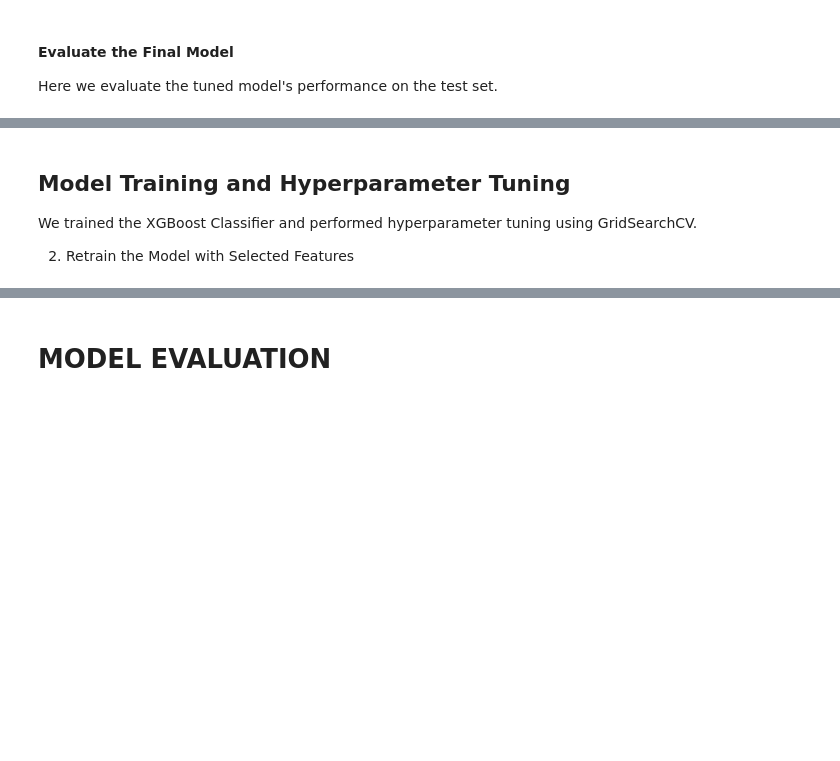
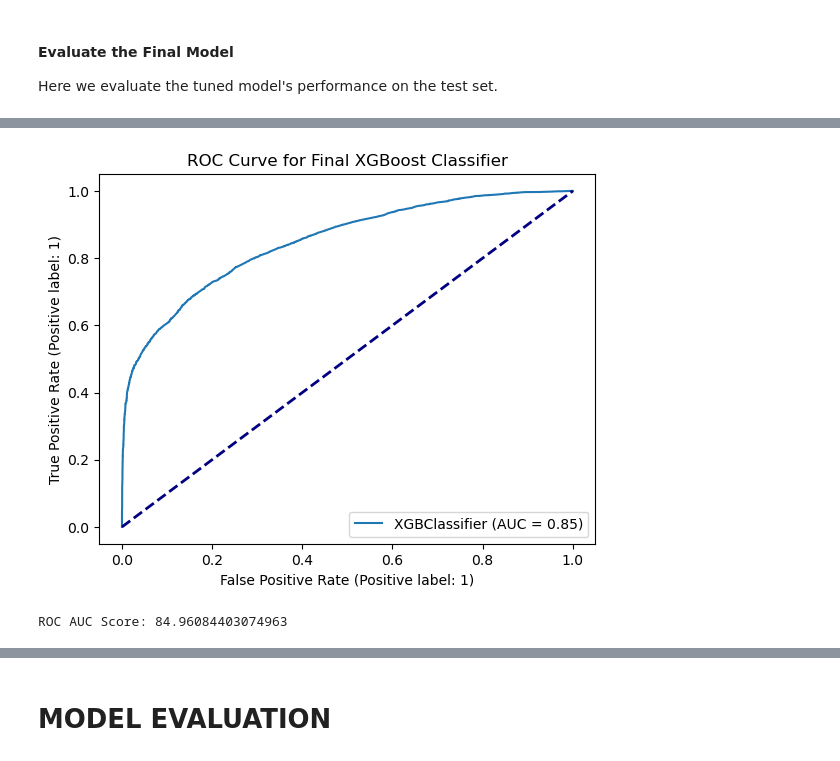
Before and after one commit to PaulMuniu/Tanzania_Water_Wells_Model, a Jupyter notebook: Tanzania_wells.ipynb, the cells around one changed output, grey strips where cells are left out. Drawn from its saved outputs; the diff is of its cells as text; code cells hidden in the pictures; blank space fills up the shorter version.

```diff
--- a/Tanzania_wells.ipynb
+++ b/Tanzania_wells.ipynb
@@ -1370,5 +1372,19 @@ print("Confusion Matrix:\n", conf_matrix)
 # %%
+
 # Plot the ROC curve
-RocCurveDisplay.from_estimator(final_clf, X_test_selected, y_test)
+final_display = RocCurveDisplay.from_estimator(final_clf, X_test_selected, y_test)
 plt.title('ROC Curve for Final XGBoost Classifier')
+
+# Plotting the No-Discrimination Line
+plt.plot([0, 1], [0, 1], color='navy', lw=2, linestyle='--')
+
+# Calculate the ROC AUC score
+y_pred_final_proba = final_clf.predict_proba(X_test_selected)[:, 1]  # Get the probabilities for the positive class
+roc_auc = roc_auc_score(y_test, y_pred_final_proba)
+
+# Show the plot
 plt.show();
+print(f"ROC AUC Score: {(roc_auc)*100}")
+# %% [output]
+[figure, added]
+ROC AUC Score: 84.96084403074963
@@ -1380,6 +1390,0 @@ plt.show()
-# %% [markdown]
-## Model Training and Hyperparameter Tuning
-
-We trained the XGBoost Classifier and performed hyperparameter tuning using GridSearchCV.
-
-2. Retrain the Model with Selected Features
```
Also changed, not shown: parts of 21 cells of this notebook.
